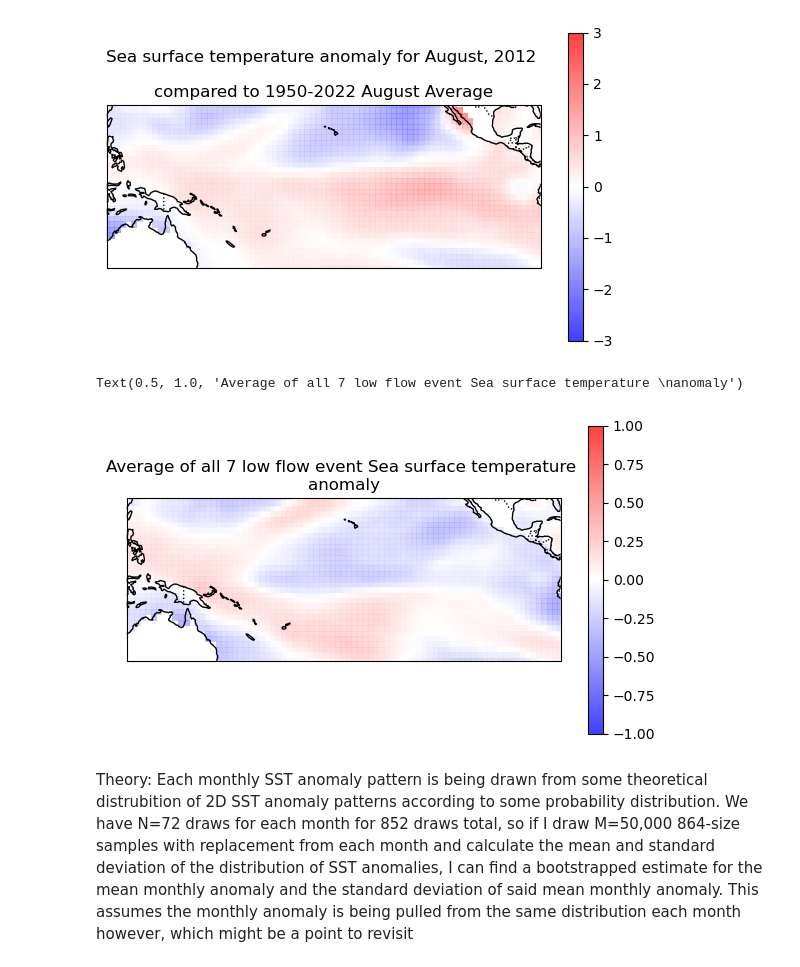
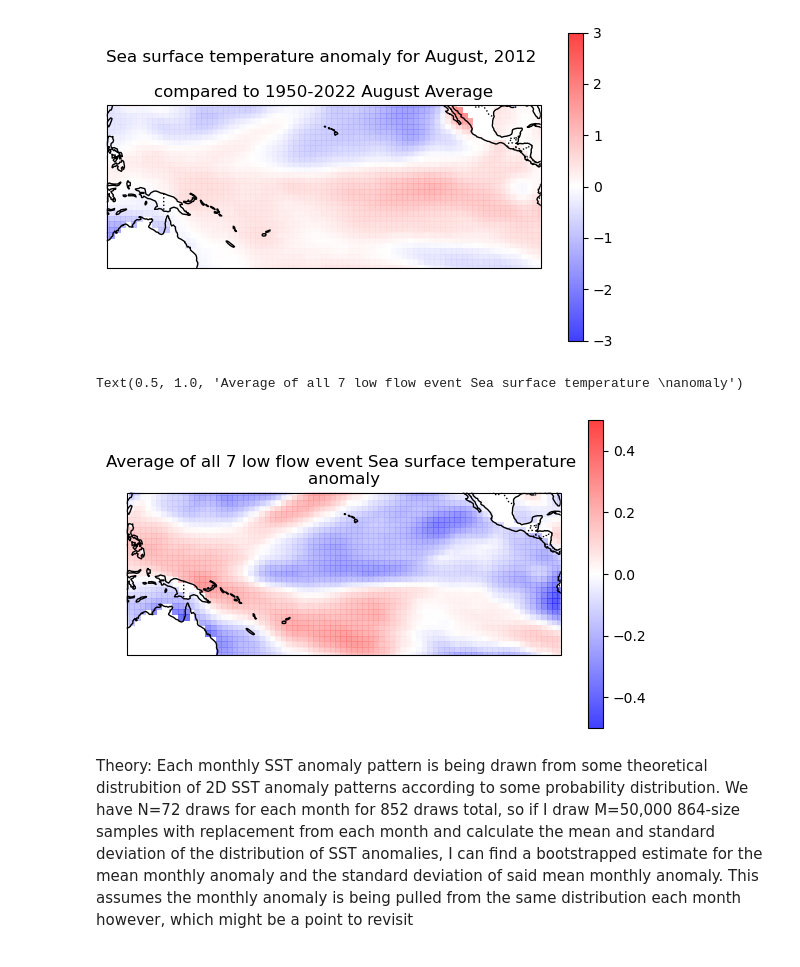
Before and after one commit to bparazin/1844redux, a Jupyter notebook: sst anomaly.ipynb, the cells around one changed output. Saved outputs shown, nothing was run; the diff lists cells and outputs as text; code cells hidden in the pictures.

```diff
--- a/sst anomaly.ipynb
+++ b/sst anomaly.ipynb
@@ -10,6 +12,7 @@ import pandas as pd
 # %%
 ssts = xr.open_dataset('/mnt/c/Users/Bpara/Downloads/sst.mnmean.nc')
 ssts = ssts.sel(time=ssts.time.dt.year>1949)
+ssts = ssts.sel(time=ssts.time.dt.year<2022)
 
 anomaly_months = [dt.datetime(1954, 9, 1), dt.datetime(1964, 1, 1), dt.datetime(1977, 2, 1), dt.datetime(1988, 8, 1), dt.datetime(2000, 2, 1),
                 dt.datetime(2006, 9, 1), dt.datetime(2012, 8, 1)]
@@ -130,17 +106,17 @@ for anomaly in anomaly_months:
 # %%
 fig = plt.figure(figsize=(7,4))
 ax = fig.add_subplot(1, 1, 1, projection=ccrs.PlateCarree(central_longitude=180))
 ax.add_feature(cartopy.feature.COASTLINE)
 ax.add_feature(cartopy.feature.BORDERS, linestyle=':')
 ax.add_feature(cartopy.feature.LAKES, alpha=0.5)
 ax.add_feature(cartopy.feature.RIVERS)
 ax.set_extent([100, -60, 30, -30], crs=ccrs.PlateCarree(central_longitude=180))
-im = ax.pcolor(ssts['lon']+180, ssts['lat'], mean_anomaly, alpha=0.75, cmap='bwr', vmin=-1, vmax=1)
+im = ax.pcolor(ssts['lon']+180, ssts['lat'], mean_anomaly, alpha=0.75, cmap='bwr', vmin=-0.5, vmax=0.5)
 plt.colorbar(im)
 ax.set_title('Average of all 7 low flow event Sea surface temperature \nanomaly')
 # %% [output]
 Text(0.5, 1.0, 'Average of all 7 low flow event Sea surface temperature \nanomaly')
-[figure, old version]
+[figure, new version]
 # %% [markdown]
 Theory: Each monthly SST anomaly pattern is being drawn from some theoretical distrubition of 2D SST anomaly patterns according to some probability distribution. We have N=72 draws for each month for 852 draws total, so if I draw M=50,000 864-size samples with replacement from each month and calculate the mean and standard deviation of the distribution of SST anomalies, I can find a bootstrapped estimate for the mean monthly anomaly and the standard deviation of said mean monthly anomaly. This assumes the monthly anomaly is being pulled from the same distribution each month however, which might be a point to revisit
 # %%
```
Also changed, not shown: parts of 16 cells of this notebook.
